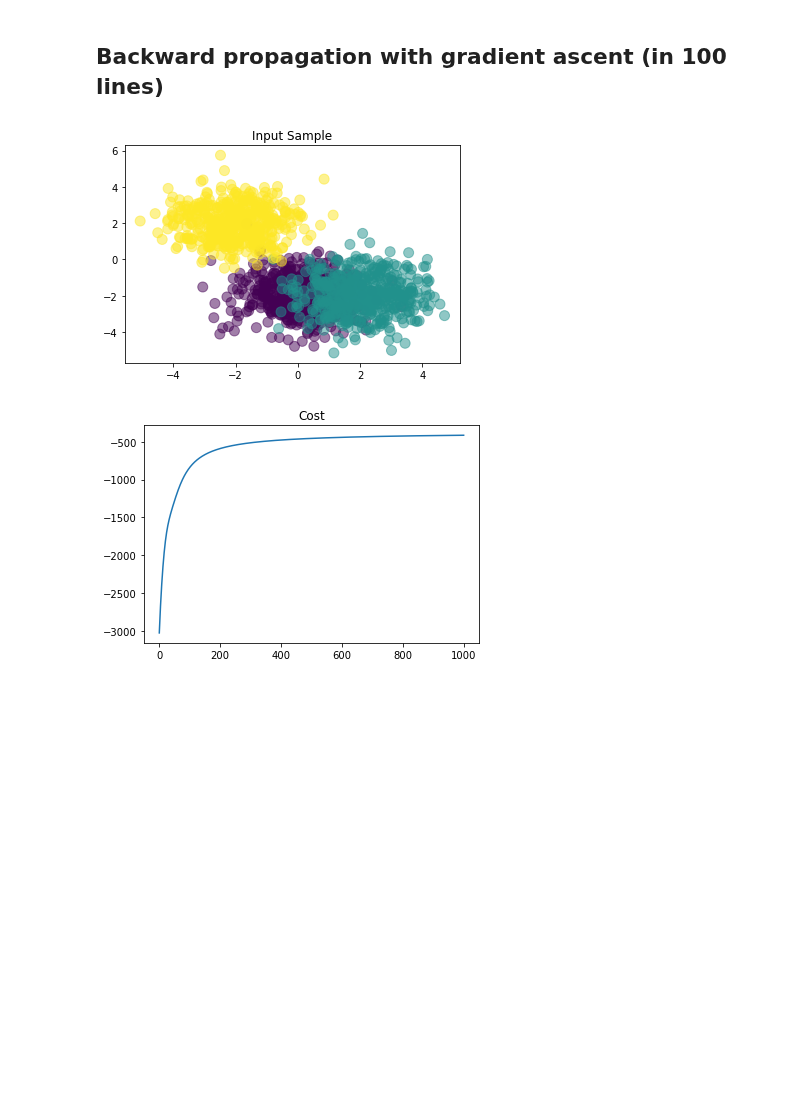
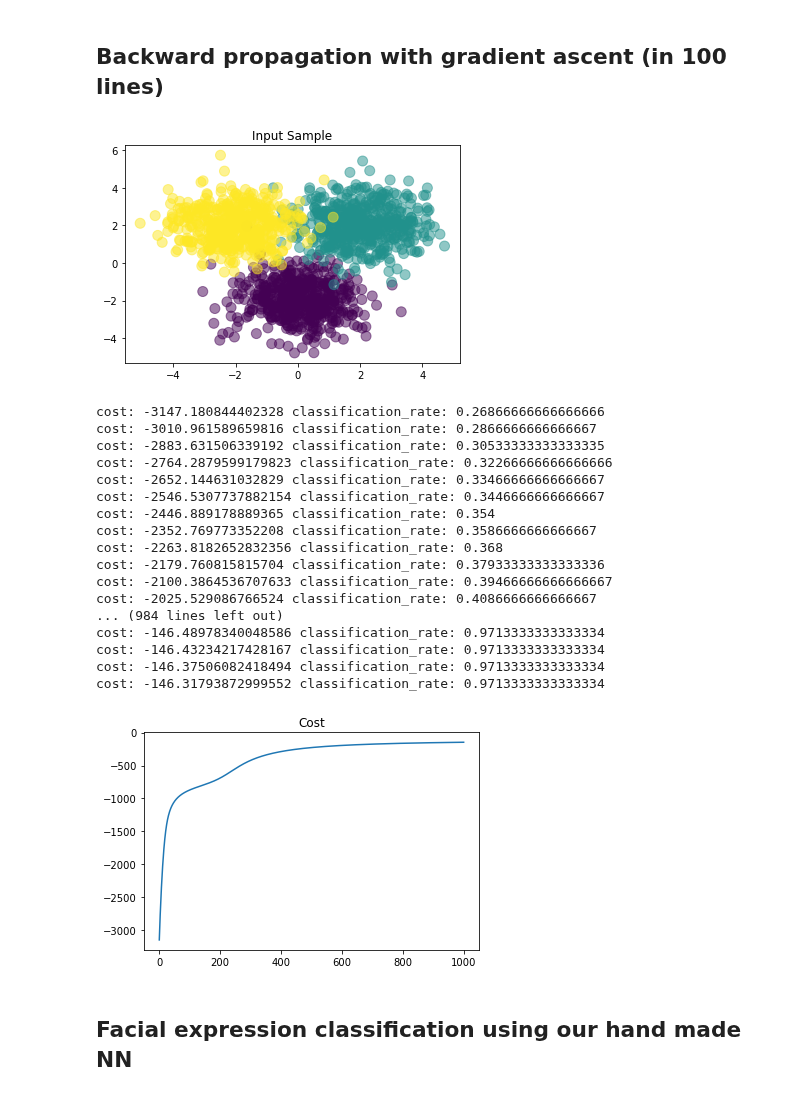
Before and after one commit to kevinjad/Deep-Learning-Notebook, a Jupyter notebook: Deep learning fundamentals.ipynb, the cells around one changed output. Saved outputs shown, nothing was run; the diff lists cells and outputs as text; code cells hidden in the pictures; blank space fills up the shorter version.

```diff
--- a/Deep learning fundamentals.ipynb
+++ b/Deep learning fundamentals.ipynb
@@ -60,7 +60,7 @@ K = 3
 # random gaussian initialization of samples
 # total of 1500 samples and 2 features
 X1 = np.random.randn(N,D) + np.array([0,-2])
-X2 = np.random.randn(N,D) + np.array([2,-2])
+X2 = np.random.randn(N,D) + np.array([2, 2])
 X3 = np.random.randn(N,D) + np.array([-2, 2])
 X = np.concatenate((X1,X2,X3), axis=0)
 Y = np.array([0]*N+[1]*N+[2]*N)
@@ -137,7 +137,7 @@ np.random.seed(1)
 # random gaussian initialization of samples
 # total of 1500 samples and 2 features
 X1 = np.random.randn(N,D) + np.array([0,-2])
-X2 = np.random.randn(N,D) + np.array([2,-2])
+X2 = np.random.randn(N,D) + np.array([2, 2])
 X3 = np.random.randn(N,D) + np.array([-2, 2])
 X = np.concatenate((X1,X2,X3), axis=0)
 Y = np.array([0]*N+[1]*N+[2]*N)
@@ -193,33 +193,52 @@ costs = []
 def derivative_w2(T, Y, Z):
     return Z.T.dot(T-Y) # need MxK - MxN . NxK
 def derivative_b2(T, Y):
     return np.sum(T-Y, axis=0) # need 1xK
 def derivative_w1(T, Y, X, W2, Z):
     return X.T.dot((T-Y).dot(W2.T)*Z*(1-Z)) # need DxM - DxN . (NxK . KxM)
 def derivative_b1(T, Y, W2, Z):
     return np.sum((T-Y).dot(W2.T)*Z*(1-Z),axis=0) # need 1xM (NxK . KxM) sum axis 0
 
 for i in range(100000):
     # step 1 calculate forward prop and get Y and Z (Hiddens)
     output, hidden = forward_propagation(X, W1, b1, W2, b2)
 
     # step 1.1 calculate cost for every 100th epoch
     if i%100 == 0:
         c = cost(T, output)
         P = np.argmax(output,axis=1)
         r = classification_rate(Y,P)
-#         print("cost:", c, "classification_rate:", r)
+        print("cost:", c, "classification_rate:", r)
         costs.append(c)
 
     # step 2 Apply gradient ascent to each of the network parameters (W1, W2, b1, b2)
     W2 += learning_rate* derivative_w2(T, output, hidden)
     b2 += learning_rate* derivative_b2(T, output)
     W1 += learning_rate* derivative_w1(T, output, X, W2, hidden)
     b1 += learning_rate* derivative_b1(T, output, W2, hidden)
 
 plt.title('Cost')
 plt.plot(costs)
 plt.show()
 # %% [output]
-[figure, old version]
+[figure, new version]
+cost: -3147.180844402328 classification_rate: 0.26866666666666666
+cost: -3010.961589659816 classification_rate: 0.2866666666666667
+cost: -2883.631506339192 classification_rate: 0.30533333333333335
+cost: -2764.2879599179823 classification_rate: 0.32266666666666666
+cost: -2652.144631032829 classification_rate: 0.33466666666666667
+cost: -2546.5307737882154 classification_rate: 0.3446666666666667
+cost: -2446.889178889365 classification_rate: 0.354
+cost: -2352.769773352208 classification_rate: 0.3586666666666667
+cost: -2263.8182652832356 classification_rate: 0.368
+cost: -2179.760815815704 classification_rate: 0.37933333333333336
+cost: -2100.3864536707633 classification_rate: 0.39466666666666667
+cost: -2025.529086766524 classification_rate: 0.4086666666666667
+... (984 lines left out)
+cost: -146.48978340048586 classification_rate: 0.9713333333333334
+cost: -146.43234217428167 classification_rate: 0.9713333333333334
+cost: -146.37506082418494 classification_rate: 0.9713333333333334
+cost: -146.31793872999552 classification_rate: 0.9713333333333334
-[figure, old version]
+[figure, new version]
+# %% [markdown]
+## Facial expression classification using our hand made NN
```
Also changed, not shown: parts of 7 cells of this notebook.
